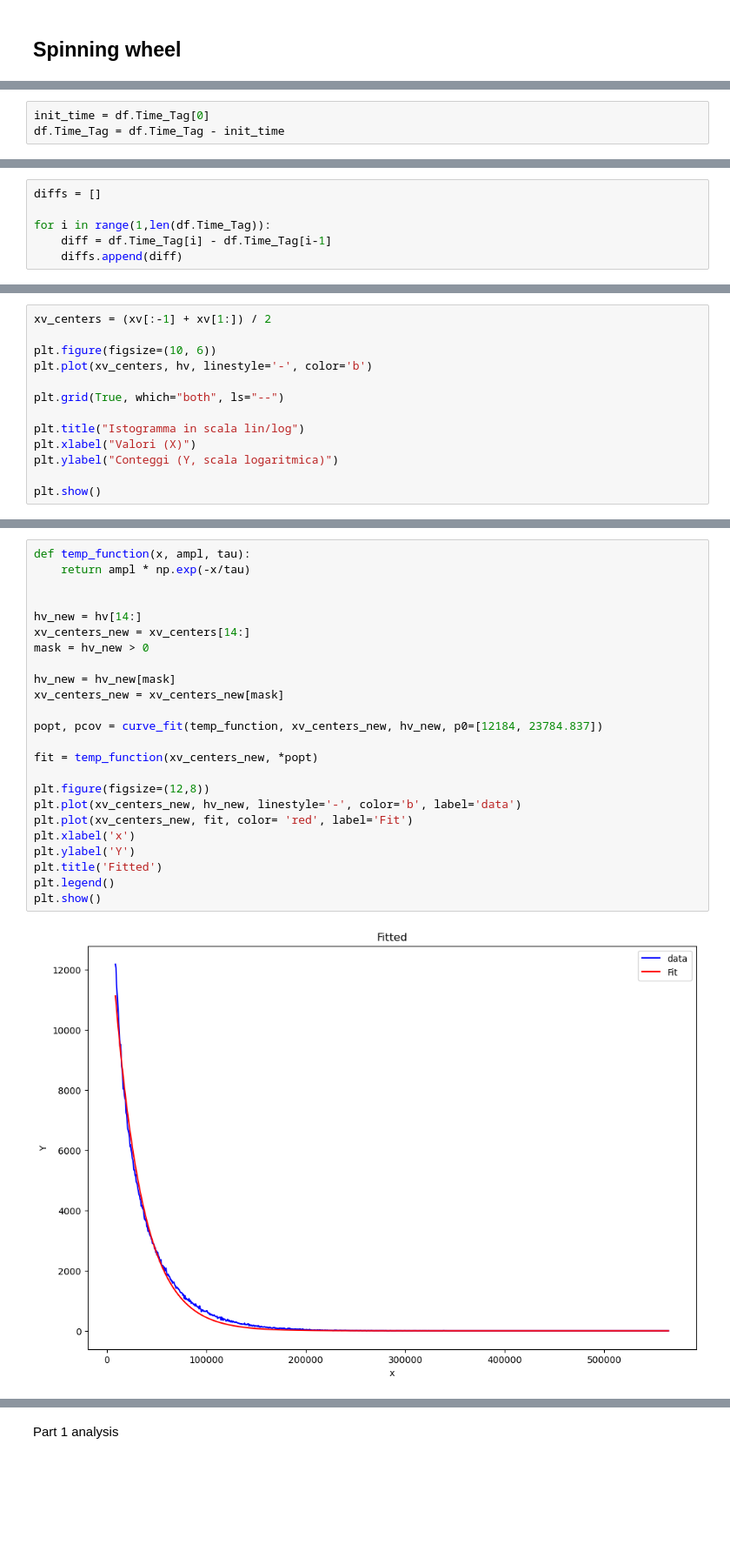
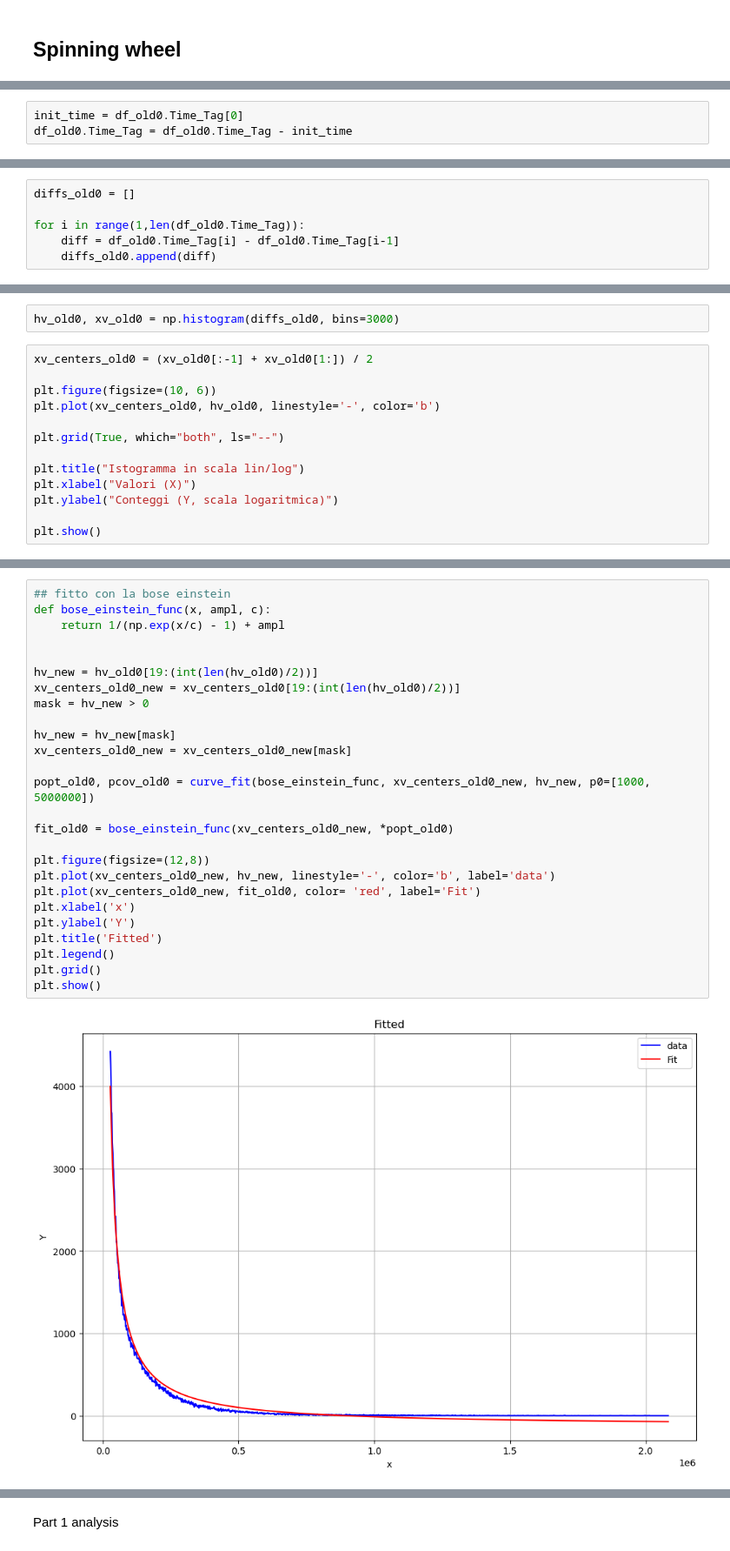
Before and after one commit to sdracia/Q-OpticsLaser, a Jupyter notebook: lab1/lab1.ipynb, the cells around one changed output, grey strips where cells are left out. Shown at 87% size. Saved outputs shown, nothing was run; the diff lists cells and outputs as text; blank space fills up the shorter version.

```diff
--- a/lab1/lab1.ipynb
+++ b/lab1/lab1.ipynb
@@ -15,4 +15,4 @@ df = pd.read_csv(path_spin, sep=';', header=None, names=['Time_Tag', 'Channel'],
 # %%
-init_time = df.Time_Tag[0]
-df.Time_Tag = df.Time_Tag - init_time
+init_time = df_old0.Time_Tag[0]
+df_old0.Time_Tag = df_old0.Time_Tag - init_time
 # %%
@@ -27,6 +27,6 @@ df.head()
 # %%
-diffs = []
+diffs_old0 = []
 
-for i in range(1,len(df.Time_Tag)):
-    diff = df.Time_Tag[i] - df.Time_Tag[i-1]
-    diffs.append(diff)
+for i in range(1,len(df_old0.Time_Tag)):
+    diff = df_old0.Time_Tag[i] - df_old0.Time_Tag[i-1]
+    diffs_old0.append(diff)
@@ -35,8 +33,10 @@ hv, xv = np.histogram(diffs, bins=1000)
+# %%
+hv_old0, xv_old0 = np.histogram(diffs_old0, bins=3000)
 # %%
-xv_centers = (xv[:-1] + xv[1:]) / 2
+xv_centers_old0 = (xv_old0[:-1] + xv_old0[1:]) / 2
 
 plt.figure(figsize=(10, 6))
-plt.plot(xv_centers, hv, linestyle='-', color='b')
+plt.plot(xv_centers_old0, hv_old0, linestyle='-', color='b')
 
 plt.grid(True, which="both", ls="--")
 
@@ -66,26 +144,28 @@ plt.show()
 # %%
-def temp_function(x, ampl, tau):
-    return ampl * np.exp(-x/tau)
+## fitto con la bose einstein
+def bose_einstein_func(x, ampl, c):
+    return 1/(np.exp(x/c) - 1) + ampl
 
 
-hv_new = hv[14:]
-xv_centers_new = xv_centers[14:]
+hv_new = hv_old0[19:(int(len(hv_old0)/2))]
+xv_centers_old0_new = xv_centers_old0[19:(int(len(hv_old0)/2))]
 mask = hv_new > 0
 
 hv_new = hv_new[mask]
-xv_centers_new = xv_centers_new[mask]
+xv_centers_old0_new = xv_centers_old0_new[mask]
 
-popt, pcov = curve_fit(temp_function, xv_centers_new, hv_new, p0=[12184, 23784.837])
+popt_old0, pcov_old0 = curve_fit(bose_einstein_func, xv_centers_old0_new, hv_new, p0=[1000, 5000000])
 
-fit = temp_function(xv_centers_new, *popt)
+fit_old0 = bose_einstein_func(xv_centers_old0_new, *popt_old0)
 
 plt.figure(figsize=(12,8))
-plt.plot(xv_centers_new, hv_new, linestyle='-', color='b', label='data')
-plt.plot(xv_centers_new, fit, color= 'red', label='Fit')
+plt.plot(xv_centers_old0_new, hv_new, linestyle='-', color='b', label='data')
+plt.plot(xv_centers_old0_new, fit_old0, color= 'red', label='Fit')
 plt.xlabel('x')
 plt.ylabel('Y')
 plt.title('Fitted')
 plt.legend()
+plt.grid()
 plt.show()
 # %% [output]
-[figure, old version]
+[figure, new version]
```
Also changed, not shown: parts of 20 cells of this notebook, 2 other files.
